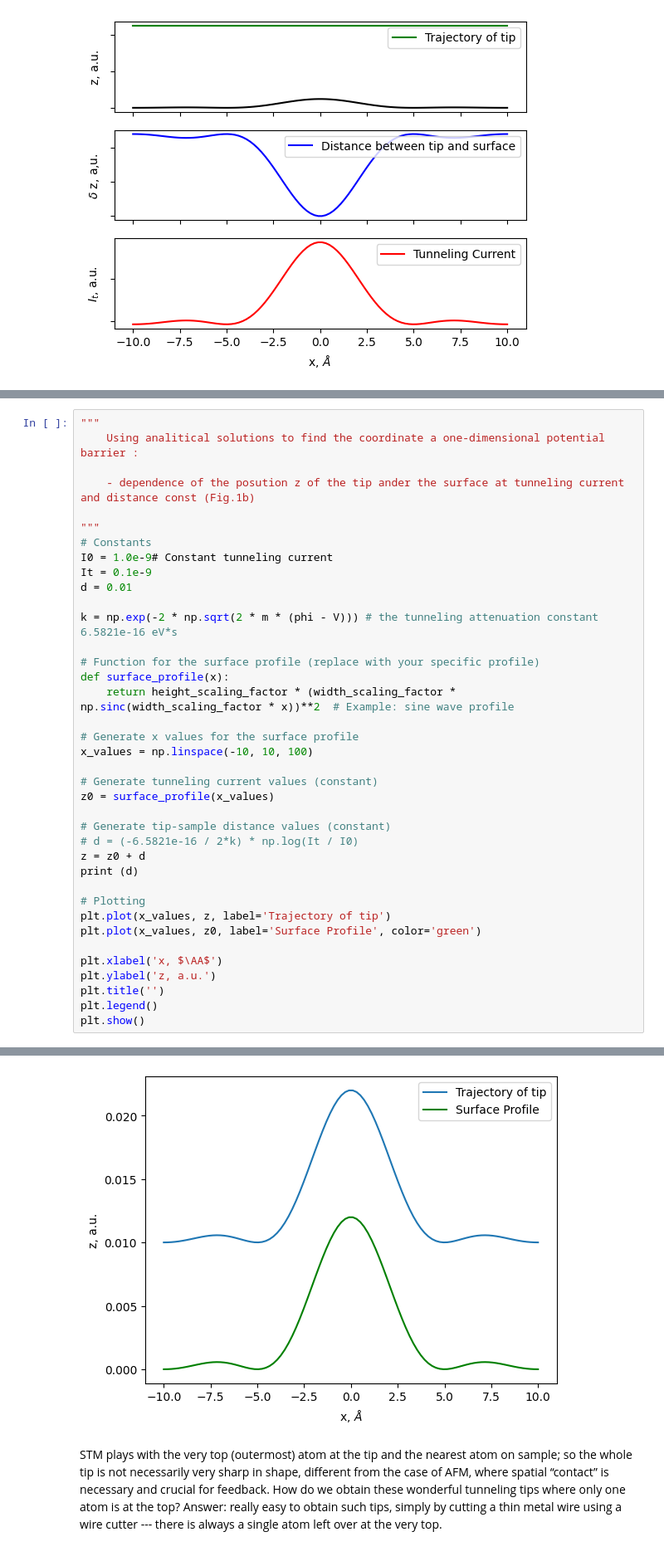
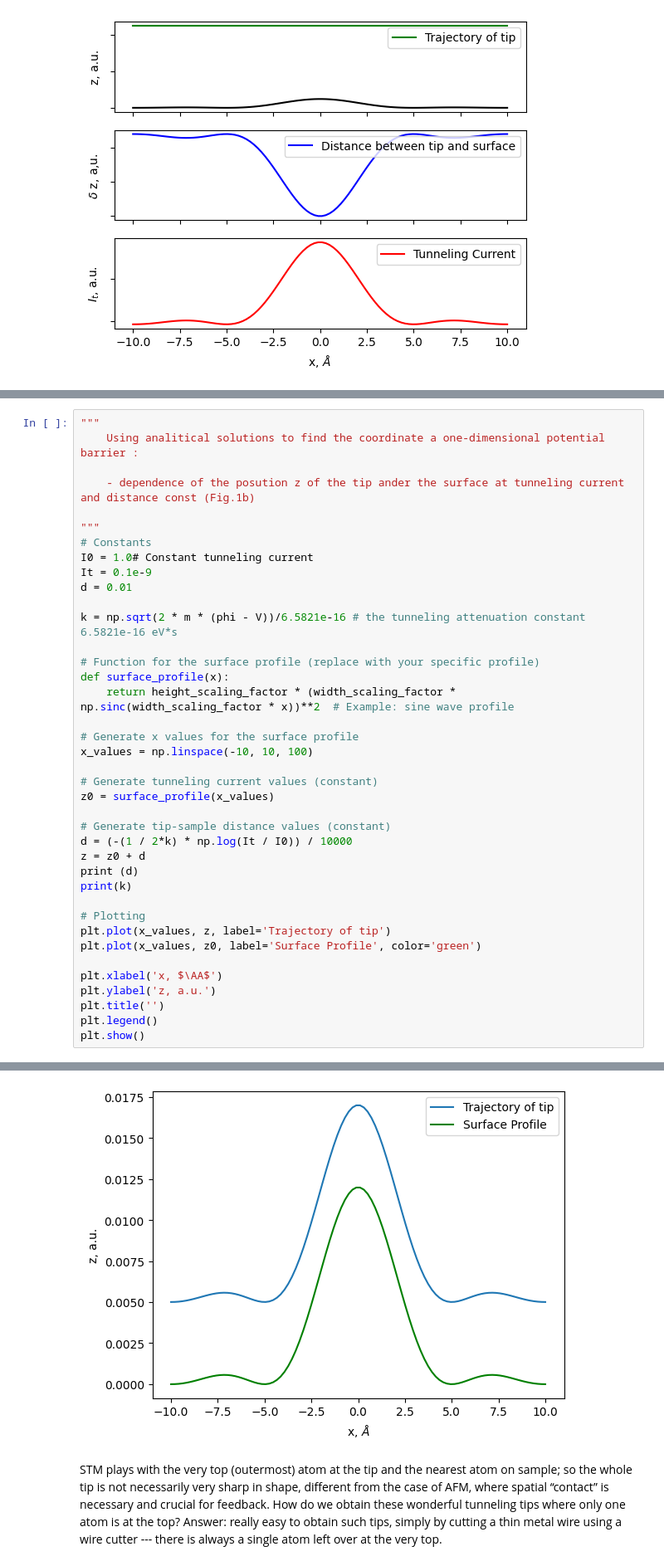
Before and after one commit to MariyaSV78/notebook_STM, a Jupyter notebook: STM/STM.ipynb, the cells around one changed output, grey strips where cells are left out. Shown: that part at 83% size. Drawn from its saved outputs; the diff is of its cells as text.

```diff
--- a/STM/STM.ipynb
+++ b/STM/STM.ipynb
@@ -189,11 +189,11 @@ $\hbar$  is the reduced Planck's constant.
 
 """
 # Constants
-I0 = 1.0e-9# Constant tunneling current
+I0 = 1.0# Constant tunneling current
 It = 0.1e-9
 d = 0.01
 
-k = np.exp(-2 * np.sqrt(2 * m * (phi - V))) # the tunneling attenuation constant    6.5821e-16 eV*s
+k = np.sqrt(2 * m * (phi - V))/6.5821e-16 # the tunneling attenuation constant    6.5821e-16 eV*s
 
 # Function for the surface profile (replace with your specific profile)
 def surface_profile(x):
@@ -206,9 +206,10 @@ x_values = np.linspace(-10, 10, 100)
 z0 = surface_profile(x_values)
 
 # Generate tip-sample distance values (constant)
-# d = (-6.5821e-16 / 2*k) * np.log(It / I0)
+d = (-(1 / 2*k) * np.log(It / I0)) / 10000
 z = z0 + d
 print (d)
+print(k)
 
 # Plotting
 plt.plot(x_values, z, label='Trajectory of tip')
@@ -224,4 +226,4 @@ plt.show()
-[figure, old version]
+[figure, new version]
 # %% [markdown]
 STM plays with the very top (outermost) atom at the tip and the
 nearest atom on sample; so the whole tip is not necessarily very sharp
```
Also changed, not shown: parts of 2 cells of this notebook.
